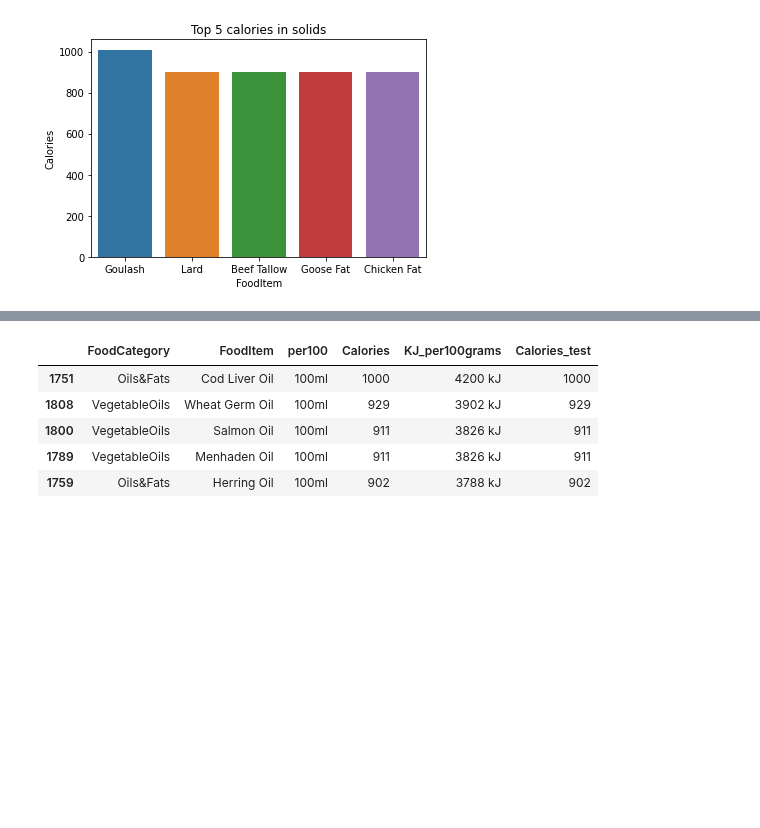
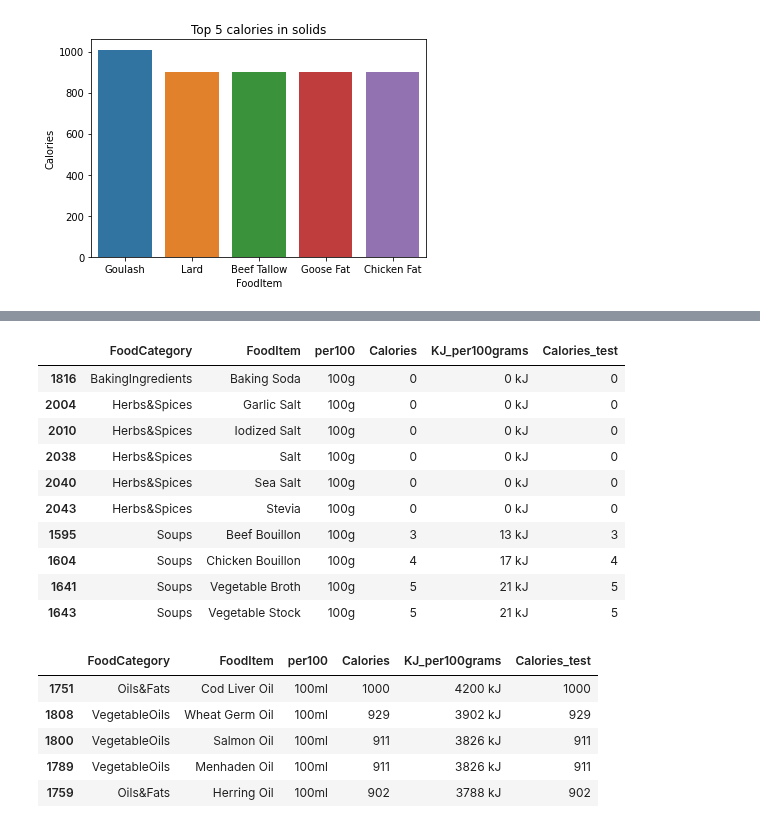
Before and after one commit to yuna-liu/Databehandling-Yuna-Liu, a Jupyter notebook: Code-alongs/L0_pandas_basics.ipynb, the cells around one changed output, grey strips where cells are left out. Cells and saved outputs as stored; diff of their text form; code cells hidden in the pictures; blank space fills up the shorter version.

```diff
--- a/Code-alongs/L0_pandas_basics.ipynb
+++ b/Code-alongs/L0_pandas_basics.ipynb
@@ -465,3 +652,17 @@ plt.title('Top 5 calories in solids');
+# %%
+solids.nsmallest(10, 'Calories')
+# %% [output]
+|  | FoodCategory | FoodItem | per100 | Calories | KJ_per100grams | Calories_test |
+| 1816 | BakingIngredients | Baking Soda | 100g | 0 | 0 kJ | 0 |
+| 2004 | Herbs&Spices | Garlic Salt | 100g | 0 | 0 kJ | 0 |
+| 2010 | Herbs&Spices | Iodized Salt | 100g | 0 | 0 kJ | 0 |
+| 2038 | Herbs&Spices | Salt | 100g | 0 | 0 kJ | 0 |
+| 2040 | Herbs&Spices | Sea Salt | 100g | 0 | 0 kJ | 0 |
+| 2043 | Herbs&Spices | Stevia | 100g | 0 | 0 kJ | 0 |
+| 1595 | Soups | Beef Bouillon | 100g | 3 | 13 kJ | 3 |
+| 1604 | Soups | Chicken Bouillon | 100g | 4 | 17 kJ | 4 |
+| 1641 | Soups | Vegetable Broth | 100g | 5 | 21 kJ | 5 |
+| 1643 | Soups | Vegetable Stock | 100g | 5 | 21 kJ | 5 |
 # %%
 solids_top5 = solids.sort_values(by="Calories", ascending=False).head()
 # %%
```
Also changed, not shown: parts of 17 cells of this notebook.
